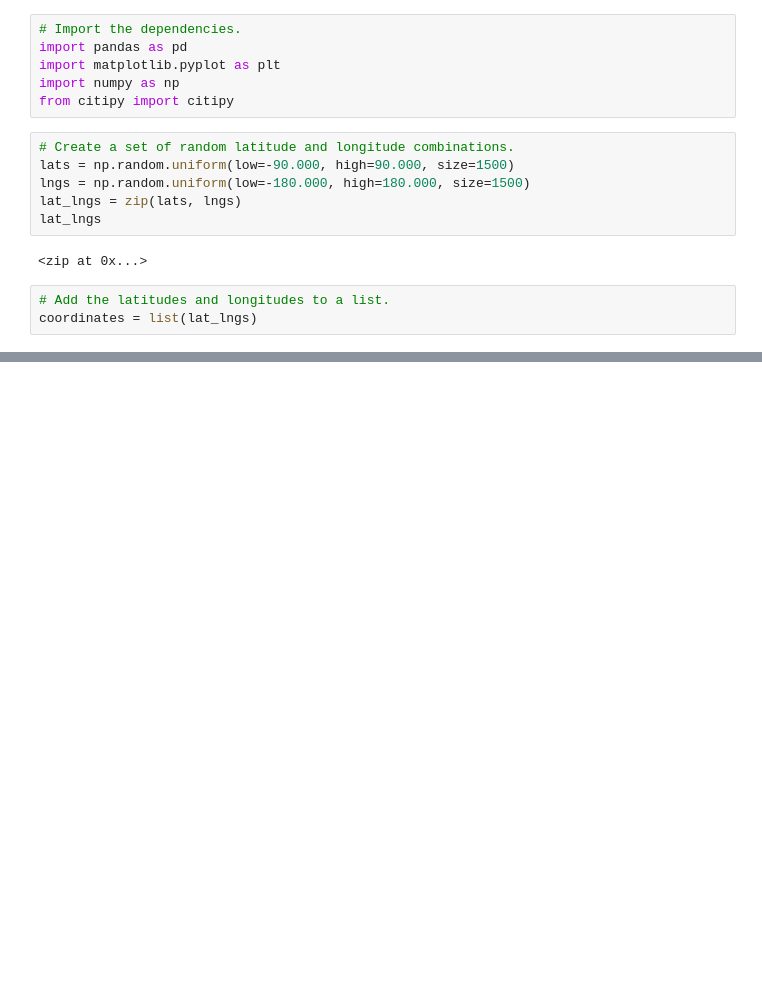
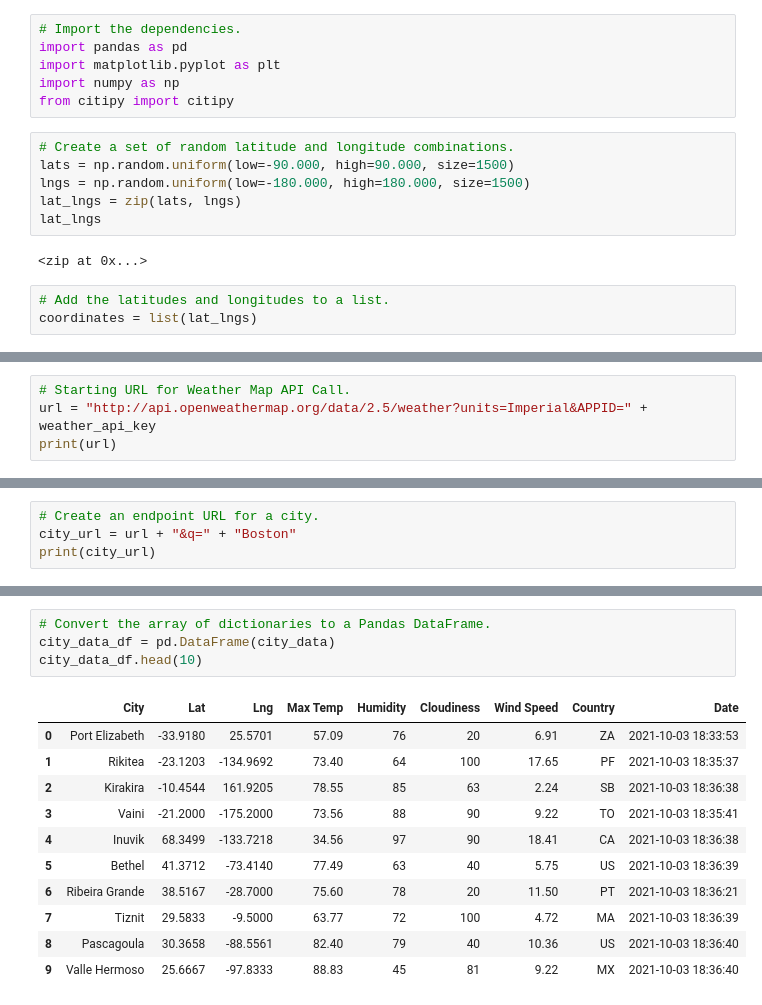
Before and after one commit to jjagoda1105/World_Weather_Analysis, a Jupyter notebook: WeatherPy.ipynb, the cells around one changed output, grey strips where cells are left out. Cells and saved outputs as stored; diff of their text form; blank space fills up the shorter version.

```diff
--- a/WeatherPy.ipynb
+++ b/WeatherPy.ipynb
@@ -31,0 +38,4 @@ len(cities)
+# %%
+# Starting URL for Weather Map API Call.
+url = "http://api.openweathermap.org/data/2.5/weather?units=Imperial&APPID=" + weather_api_key
+print(url)
@@ -31,0 +44,4 @@ len(cities)
+# %%
+# Create an endpoint URL for a city.
+city_url = url + "&q=" + "Boston"
+print(city_url)
@@ -31,0 +141,16 @@ len(cities)
+# %%
+# Convert the array of dictionaries to a Pandas DataFrame.
+city_data_df = pd.DataFrame(city_data)
+city_data_df.head(10)
+# %% [output]
+|  | City | Lat | Lng | Max Temp | Humidity | Cloudiness | Wind Speed | Country | Date |
+| 0 | Port Elizabeth | -33.9180 | 25.5701 | 57.09 | 76 | 20 | 6.91 | ZA | 2021-10-03 18:33:53 |
+| 1 | Rikitea | -23.1203 | -134.9692 | 73.40 | 64 | 100 | 17.65 | PF | 2021-10-03 18:35:37 |
+| 2 | Kirakira | -10.4544 | 161.9205 | 78.55 | 85 | 63 | 2.24 | SB | 2021-10-03 18:36:38 |
+| 3 | Vaini | -21.2000 | -175.2000 | 73.56 | 88 | 90 | 9.22 | TO | 2021-10-03 18:35:41 |
+| 4 | Inuvik | 68.3499 | -133.7218 | 34.56 | 97 | 90 | 18.41 | CA | 2021-10-03 18:36:38 |
+| 5 | Bethel | 41.3712 | -73.4140 | 77.49 | 63 | 40 | 5.75 | US | 2021-10-03 18:36:39 |
+| 6 | Ribeira Grande | 38.5167 | -28.7000 | 75.60 | 78 | 20 | 11.50 | PT | 2021-10-03 18:36:21 |
+| 7 | Tiznit | 29.5833 | -9.5000 | 63.77 | 72 | 100 | 4.72 | MA | 2021-10-03 18:36:39 |
+| 8 | Pascagoula | 30.3658 | -88.5561 | 82.40 | 79 | 40 | 10.36 | US | 2021-10-03 18:36:40 |
+| 9 | Valle Hermoso | 25.6667 | -97.8333 | 88.83 | 45 | 81 | 9.22 | MX | 2021-10-03 18:36:40 |
```
Also changed, not shown: parts of 6 cells of this notebook, 5 other files.
